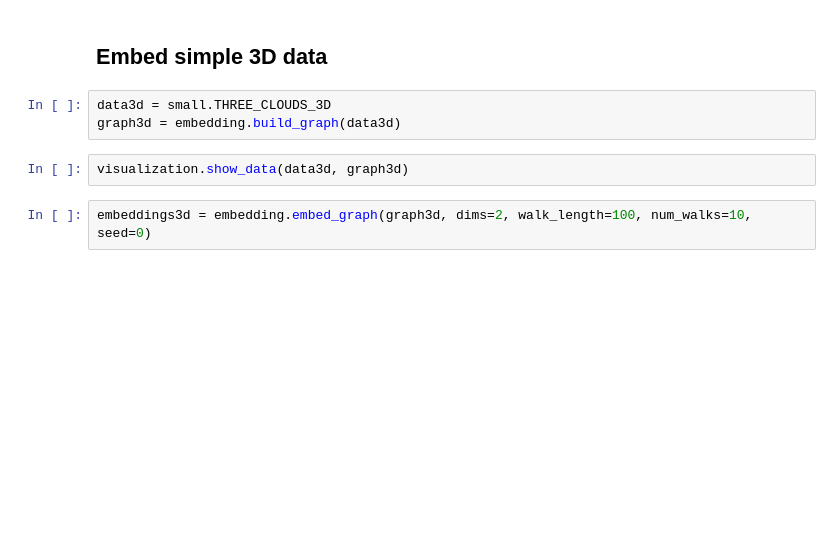
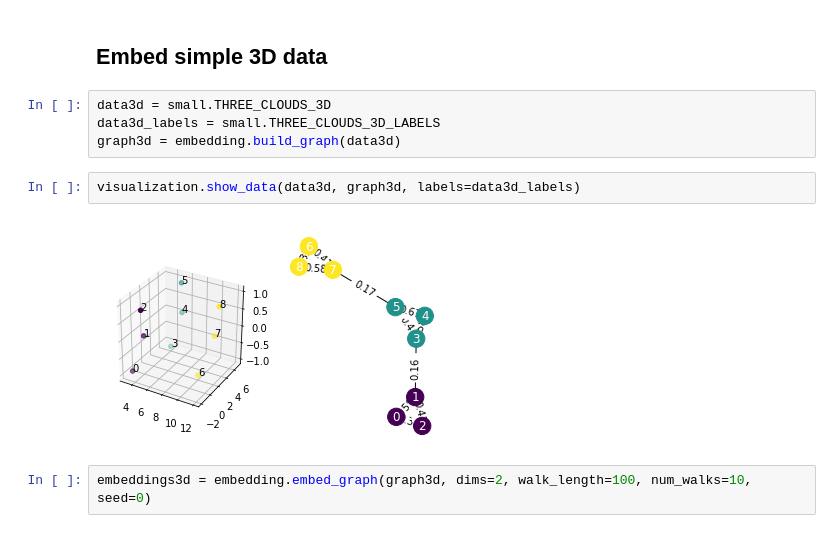
Before and after one commit to radajakub/GML-dim-reduction, a Jupyter notebook: src/example.ipynb, the cells around one changed output. Cells and saved outputs as stored; diff of their text form; blank space fills up the shorter version.

```diff
--- a/src/example.ipynb
+++ b/src/example.ipynb
@@ -19,9 +24,12 @@ visualization.show_embedding(embeddings2d)
 ## Embed simple 3D data
 # %%
 data3d = small.THREE_CLOUDS_3D
+data3d_labels = small.THREE_CLOUDS_3D_LABELS
 graph3d = embedding.build_graph(data3d)
 # %%
-visualization.show_data(data3d, graph3d)
+visualization.show_data(data3d, graph3d, labels=data3d_labels)
+# %% [output]
+[figure, added]
 # %%
 embeddings3d = embedding.embed_graph(graph3d, dims=2, walk_length=100, num_walks=10, seed=0)
 # %%
```
Also changed, not shown: parts of 4 cells of this notebook, 1 other file.
